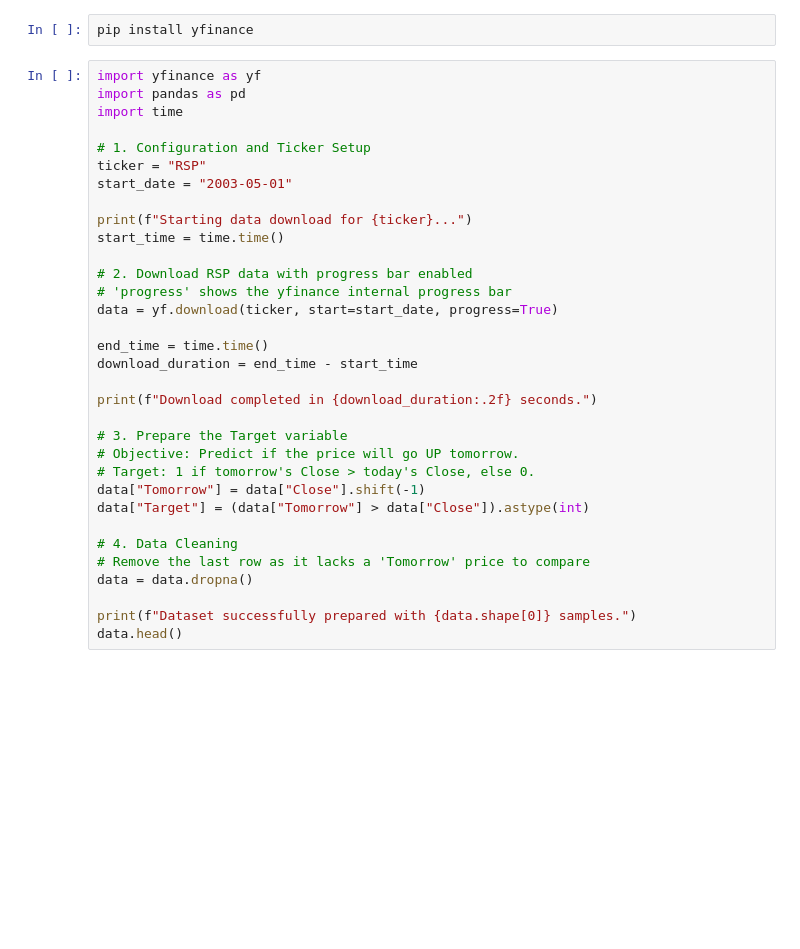
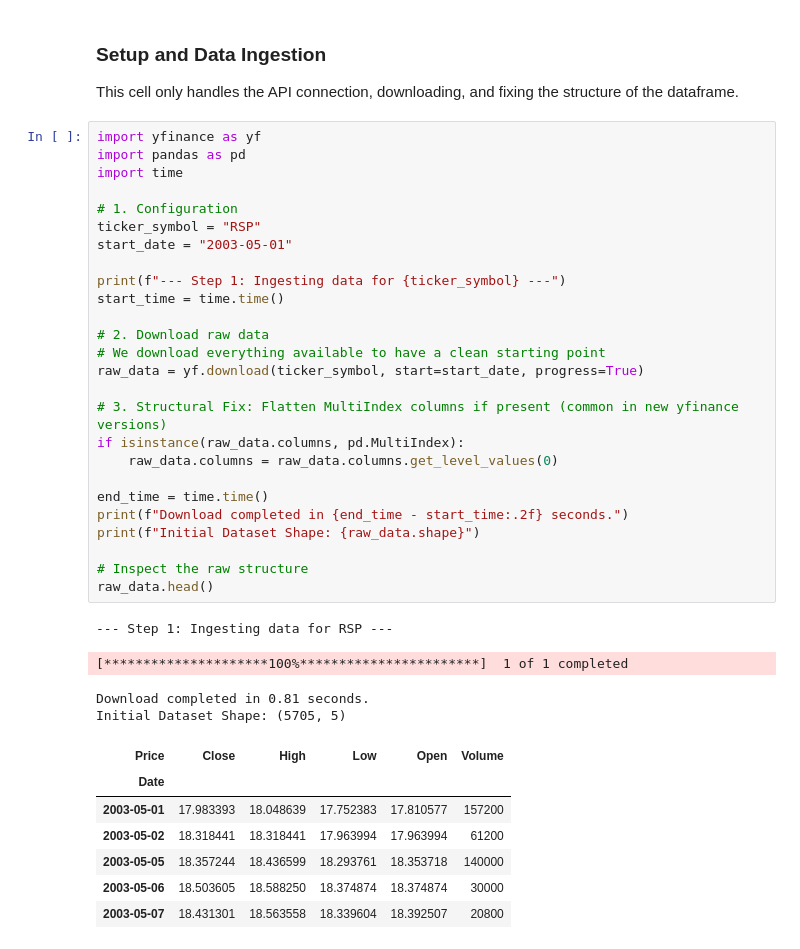
Before and after one commit to gabrielarcangelbol/ML-Engineer-Final-Portfolio, a Jupyter notebook: notebooks/01_eda_and_preprocessing.ipynb, the cells around one changed output. Cells and saved outputs as stored; diff of their text form; blank space fills up the shorter version.

```diff
--- a/notebooks/01_eda_and_preprocessing.ipynb
+++ b/notebooks/01_eda_and_preprocessing.ipynb
@@ -1,35 +1,41 @@
-# %%
-pip install yfinance
+# %% [markdown]
+### Setup and Data Ingestion
+This cell only handles the API connection, downloading, and fixing the structure of the dataframe.
 # %%
 import yfinance as yf
 import pandas as pd
 import time
 
-# 1. Configuration and Ticker Setup
-ticker = "RSP"
+# 1. Configuration
+ticker_symbol = "RSP"
 start_date = "2003-05-01"
 
-print(f"Starting data download for {ticker}...")
+print(f"--- Step 1: Ingesting data for {ticker_symbol} ---")
 start_time = time.time()
 
-# 2. Download RSP data with progress bar enabled
-# 'progress' shows the yfinance internal progress bar
-data = yf.download(ticker, start=start_date, progress=True)
+# 2. Download raw data
+# We download everything available to have a clean starting point
+raw_data = yf.download(ticker_symbol, start=start_date, progress=True)
+
+# 3. Structural Fix: Flatten MultiIndex columns if present (common in new yfinance versions)
+if isinstance(raw_data.columns, pd.MultiIndex):
+    raw_data.columns = raw_data.columns.get_level_values(0)
 
 end_time = time.time()
-download_duration = end_time - start_time
+print(f"Download completed in {end_time - start_time:.2f} seconds.")
+print(f"Initial Dataset Shape: {raw_data.shape}")
 
-print(f"Download completed in {download_duration:.2f} seconds.")
-
-# 3. Prepare the Target variable
-# Objective: Predict if the price will go UP tomorrow.
-# Target: 1 if tomorrow's Close > today's Close, else 0.
-data["Tomorrow"] = data["Close"].shift(-1)
-data["Target"] = (data["Tomorrow"] > data["Close"]).astype(int)
-
-# 4. Data Cleaning
-# Remove the last row as it lacks a 'Tomorrow' price to compare
-data = data.dropna()
-
-print(f"Dataset successfully prepared with {data.shape[0]} samples.")
-data.head()
+# Inspect the raw structure
+raw_data.head()
+# %% [output]
+--- Step 1: Ingesting data for RSP ---
+[*********************100%***********************]  1 of 1 completed
+Download completed in 0.81 seconds.
+Initial Dataset Shape: (5705, 5)
+| Price | Close | High | Low | Open | Volume |
+| Date |  |  |  |  |  |
+| 2003-05-01 | 17.983393 | 18.048639 | 17.752383 | 17.810577 | 157200 |
+| 2003-05-02 | 18.318441 | 18.318441 | 17.963994 | 17.963994 | 61200 |
+| 2003-05-05 | 18.357244 | 18.436599 | 18.293761 | 18.353718 | 140000 |
+| 2003-05-06 | 18.503605 | 18.588250 | 18.374874 | 18.374874 | 30000 |
+| 2003-05-07 | 18.431301 | 18.563558 | 18.339604 | 18.392507 | 20800 |
```
Also changed, not shown: parts of 6 cells of this notebook.
